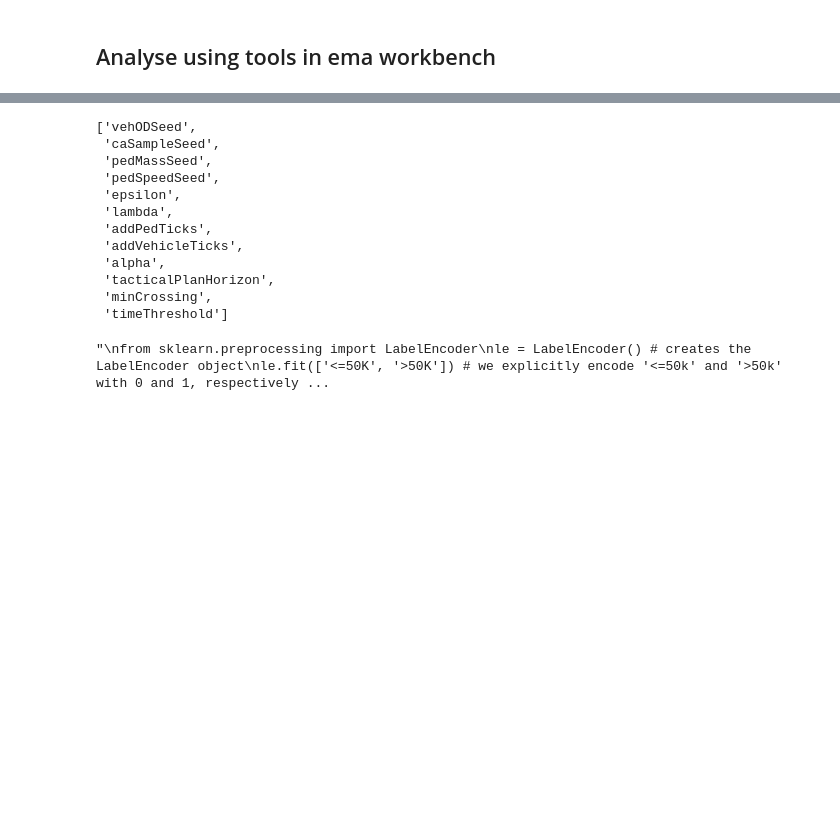
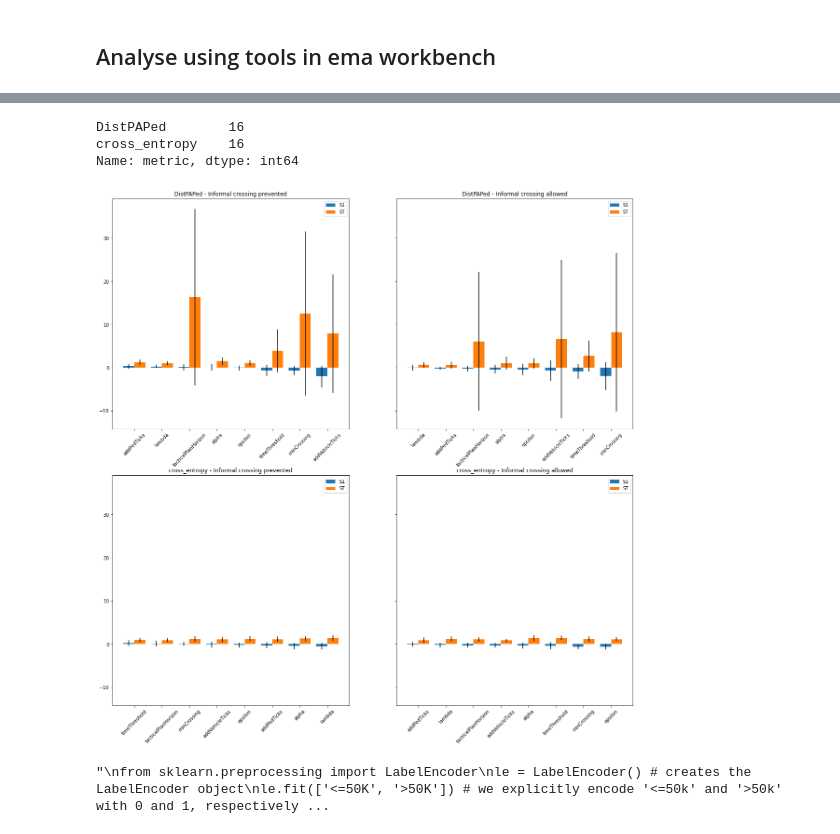
Before and after one commit to obisargoni/multiscale-ped-abm, a Jupyter notebook: scripts/sd_analysis.ipynb, the cells around one changed output, grey strips where cells are left out. Saved outputs shown, nothing was run; the diff lists cells and outputs as text; code cells hidden in the pictures; blank space fills up the shorter version.

Commit message:
Calculating sobol sis and fitting regression tree model to understand how params are effecting the output

```diff
--- a/scripts/sd_analysis.ipynb
+++ b/scripts/sd_analysis.ipynb
@@ -229 +159,51 @@ dtype: object
+# %%
+# Group by policy setting and calculate sobol indices
+dfSIs = pd.DataFrame()
+for metric in ['DistPAPed','cross_entropy']:
+    for pv in policy_values:
+        X = dfDD.loc[dfDD[policy_param]==pv, problem['names']].values
+        Y = dfDD.loc[dfDD[policy_param]==pv, metric].values.astype(float)
+        if pd.Series(Y).isnull().any():
+            print("Null values in utput for {} - {}, skipping".format(cat, metric))
+            continue
+
+        Sis = sobol.analyze(problem, Y, calc_second_order=False, num_resamples=100, conf_level=0.95, print_to_console=False, parallel=False, n_processors=None, keep_resamples=False, seed=random_seed)
+        df = pd.DataFrame(Sis)
+        df['param'] = problem['names']
+        df['metric']=metric
+        df[policy_param]=pv
+        dfSIs = pd.concat([dfSIs, df])
+# %%
+# Visualise these results
+def sobol_si_bar_subplot(ax, dfsi, fig_title, xticklabels):
+    bar_width=0.4
+    x_pos = np.arange(dfsi.shape[0])
+    ax.bar(x_pos, dfsi['S1'], width=bar_width, yerr = dfsi['S1_conf'], align='center', label="S1")
+    ax.bar(x_pos+bar_width, dfsi['ST'], width=bar_width, yerr = dfsi['ST_conf'], align='center', label="ST")
+
+    ax.set_xticks(x_pos + bar_width / 2)
+    ax.set_xticklabels(xticklabels, rotation=45)
+    ax.legend()
+
+    ax.set_title(fig_title)
+    return ax
+# %%
+dfSIs['metric'].value_counts()
+# %% [output]
+DistPAPed        16
+cross_entropy    16
+Name: metric, dtype: int64
+# %%
+policy_names = {0:"Informal crossing prevented", 1: "Informal crossing allowed"}
+
+f, axs = plt.subplots(2,2, figsize=(20,20), sharey=True)
+axs = axs.reshape(1,-1)[0]
+
+grouped = dfSIs.groupby(['metric',policy_param])
+for i, (m, pv) in enumerate(grouped.groups.keys()):
+    dfsi = grouped.get_group((m, pv)).sort_values(by='S1', ascending=False)
+    title = "{} - {}".format(m, policy_names[pv])
+    ax = sobol_si_bar_subplot(axs[i], dfsi, title, dfsi['param'])
+# %% [output]
+[figure, added]
 # %%
@@ -230,18 +211,3 @@ dtype: object
 dfDD['mode'] = dfDD['cross_entropy'].map(lambda x: int(x<bins[14]))
-# %%
-varied_scenario_param_cols
-# %% [output]
-['vehODSeed',
- 'caSampleSeed',
- 'pedMassSeed',
- 'pedSpeedSeed',
- 'epsilon',
- 'lambda',
- 'addPedTicks',
- 'addVehicleTicks',
- 'alpha',
- 'tacticalPlanHorizon',
- 'minCrossing',
- 'timeThreshold']
 # %%
 # Conver variables to numeric
```
Also changed, not shown: parts of 51 cells of this notebook.
